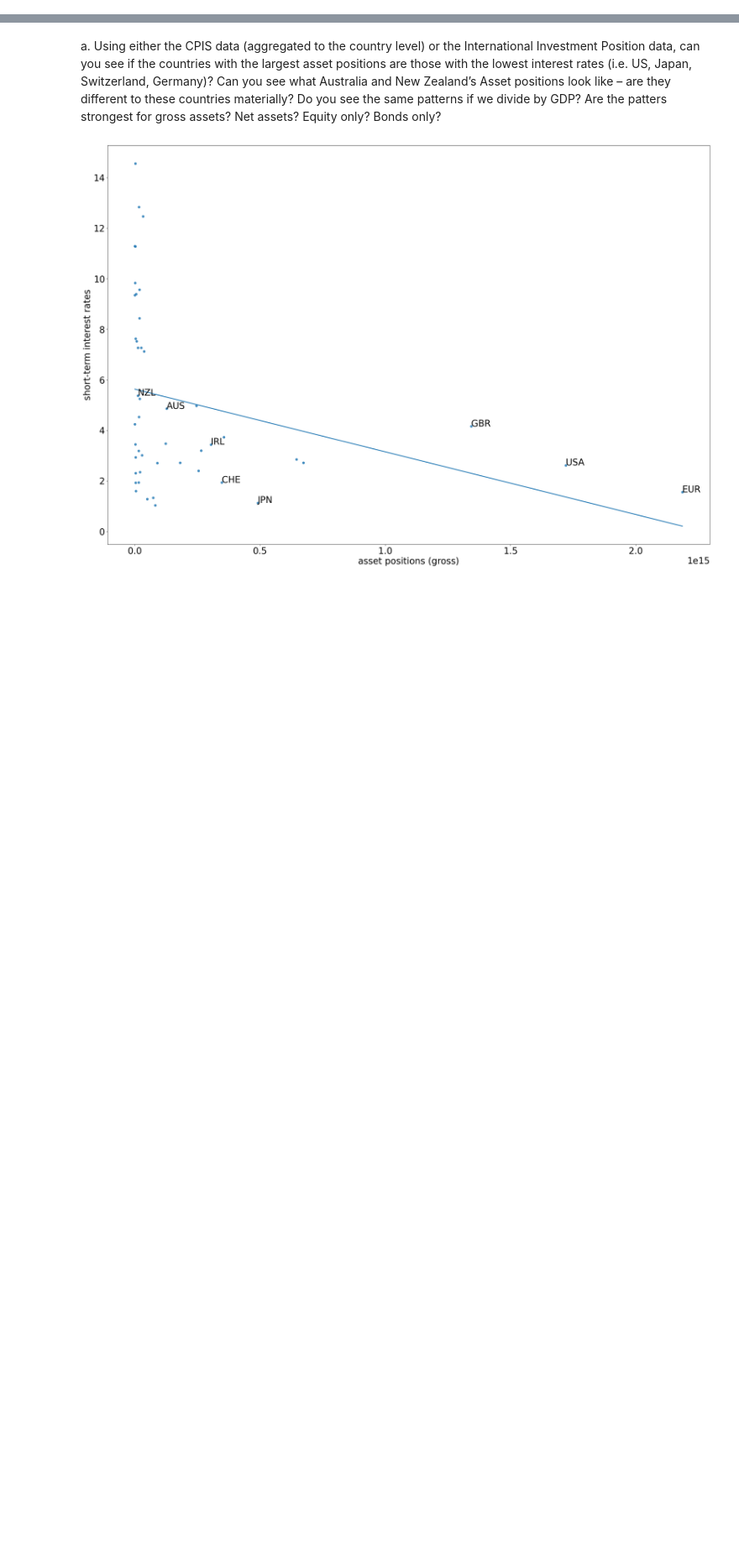
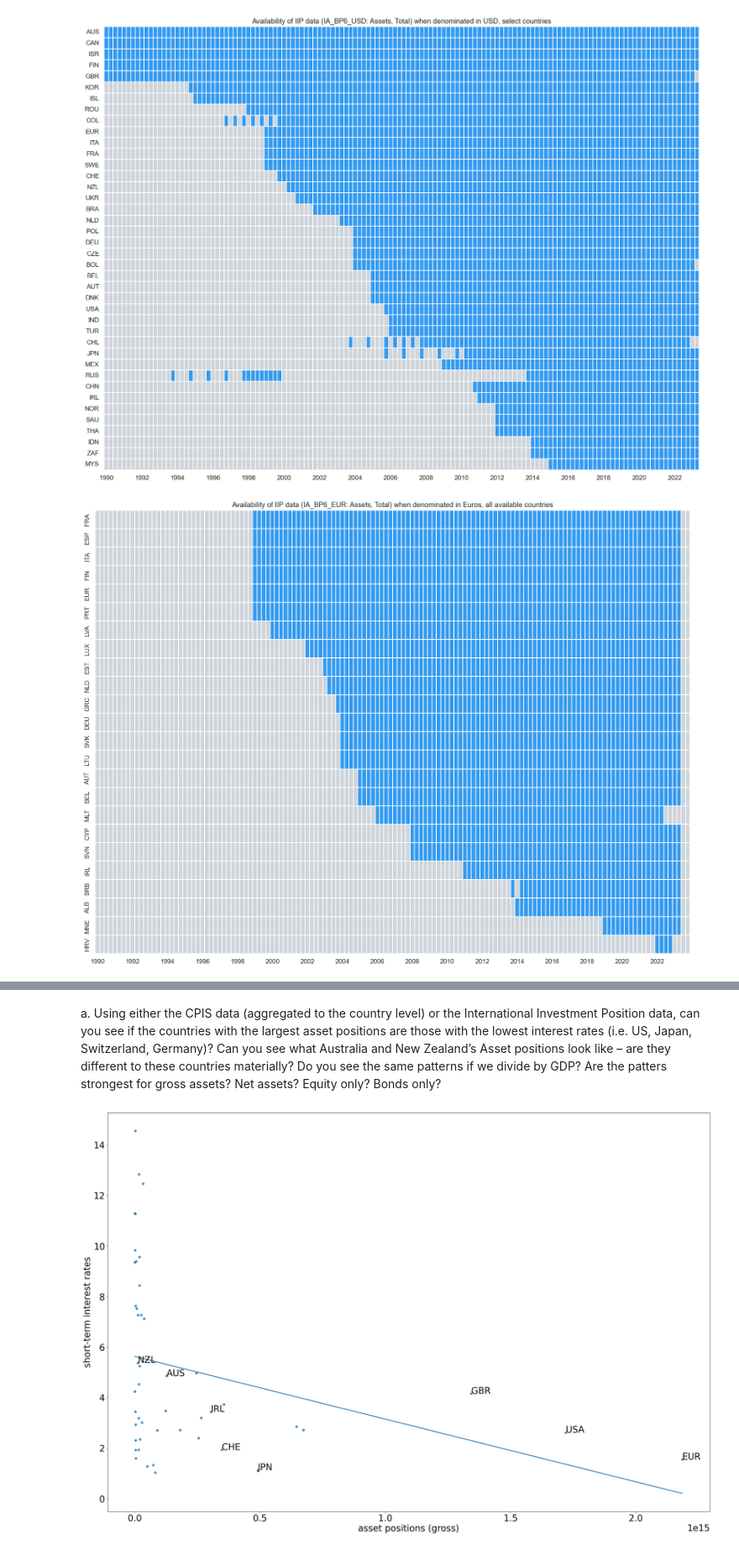
Before and after one commit to emilyfu1/riskoff, a Jupyter notebook: lookatdata.ipynb, the cells around one changed output, grey strips where cells are left out. Shown at 84% size. Cells and saved outputs as stored; diff of their text form; code cells hidden in the pictures; blank space fills up the shorter version.

Commit message:
creating missing visualizations for iip data

```diff
--- a/lookatdata.ipynb
+++ b/lookatdata.ipynb
@@ -19,5 +29,11 @@ path_rawdata = os.path.abspath(config["RAWDATA"]) + '\\'
 portfoliodata = pd.read_pickle( path_cleandata + "PortfolioData_interestrates_wICIO.pkl")
 portfoliodata = portfoliodata[['iso3', 'Date', 'year', 'gdp', 'spot', 'fwd1', 'policyrate', 'shortterm']]
 
-# country codes
-imf_codes = pd.read_csv(path_rawdata + "Country_iso_codes.csv")
+# iip data
+iip_usd = pd.read_csv(path_imfdata + 'BOP_data_USD.csv', low_memory=False)
+iip_euro = pd.read_csv(path_imfdata + 'BOP_data_EURO.csv', low_memory=False)
+iip_home = pd.read_csv(path_imfdata + 'BOP_data_DOMESTIC.csv', low_memory=False)
+
+iip_usd_long = iip_dataclean(iip_usd)
+iip_euro_long = iip_dataclean(iip_euro)
+iip_home_long = iip_dataclean(iip_home)
@@ -79,0 +51,57 @@ iip_long[(iip_long['Indicator Code'] == 'IA_BP6_USD') & (iip_long['iso3'] == 'NZ
+# %%
+# countries that i want (for the USD dataset at least since there are too many countries for the figure)
+countries = ['USA', 'CAN', 'KOR', 'GBR', 'JPN', 'EUR', 'IRL', 'CHE', 'AUS', 'NZL', 'SWE',
+             'NOR', 'FIN', 'DNK', 'CZE', 'ZAF', 'DEU', 'AUT', 'BEL', 'BOL', 'BRA', 'CHL',
+             'CHN', 'COL', 'FRA', 'IDN', 'IND', 'ISL', 'ISR', 'ITA', 'MEX', 'MYS', 'NLD',
+             'POL', 'QAT', 'ROU', 'RUS', 'SAU', 'THA', 'TUR', 'UKR']
+
+iip_data = [iip_usd_long, iip_euro_long, iip_home_long]
+iip_data_names = ['USD', 'Euros', 'national currency']
+
+for i, data in enumerate(iip_data):
+    currency = iip_data_names[i]
+    if currency == 'USD':
+        forheatmap = data[data['Indicator Code'] == 'IA_BP6_USD'][['iso3', 'date', 'value']]
+        indicator = 'IA_BP6_USD'
+    elif currency == 'Euros':
+        forheatmap = data[data['Indicator Code'] == 'IA_BP6_EUR'][['iso3', 'date', 'value']]
+        indicator = 'IA_BP6_EUR'
+    else:
+        forheatmap = data[data['Indicator Code'] == 'IA_BP6_XDC'][['iso3', 'date', 'value']]
+        indicator = 'IA_BP6_XDC'
+
+    # Create a pivot table to reshape the data for the heatmap
+    heatmap_data = forheatmap.pivot_table(index='iso3', columns='date', values='value', aggfunc='count', fill_value=0)
+
+    # Create a binary matrix indicating the presence of data
+    binary_matrix = heatmap_data > 0
+
+    # Reorder the rows based on the number of True values in each row (descending order)
+    binary_matrix = binary_matrix.loc[binary_matrix.sum(axis=1).sort_values(ascending=False).index]
+
+    # fpor the USD data, look at a smaller set of countries since there's not enough space
+    if currency == 'USD':
+        binary_matrix = binary_matrix[binary_matrix.index.isin(countries)]
+
+    # Heatmap
+    colours = (colors.hex2color('#CED4DA'),colors.hex2color('#339AF0'))
+    cmap = LinearSegmentedColormap.from_list('Custom', colours, len(colours))
+    xint = [i.year for i in binary_matrix.columns.tolist()]
+    sns.set(font_scale = 1.1)
+    plt.subplots(figsize=(20,15))
+    ax = sns.heatmap(binary_matrix, cmap=cmap, yticklabels=True, xticklabels=xint  ,linewidths=0.01, cbar=False)
+    ax.set(xlabel="", ylabel="")
+    ax.set_xticklabels(ax.get_xticklabels(),rotation = 0)
+    ax.set_xticks(ax.get_xticks()[::8])
+    if currency == 'USD':
+        plt.title('Availability of IIP data (' + indicator + ': Assets, Total) when denominated in ' + currency + ', select countries')
+    else:
+        plt.title('Availability of IIP data (' + indicator + ': Assets, Total) when denominated in ' + currency + ', all available countries')
+    plt.show()
+
+    # Export graph as pdf
+    fig = ax.get_figure()
+    fig.savefig(path_figures + 'availability_' + indicator + '.pdf', bbox_inches = 'tight')
+# %% [output]
+[figure, added]
+[figure, added]
```
Also changed, not shown: parts of 7 cells of this notebook, 1 other file.
